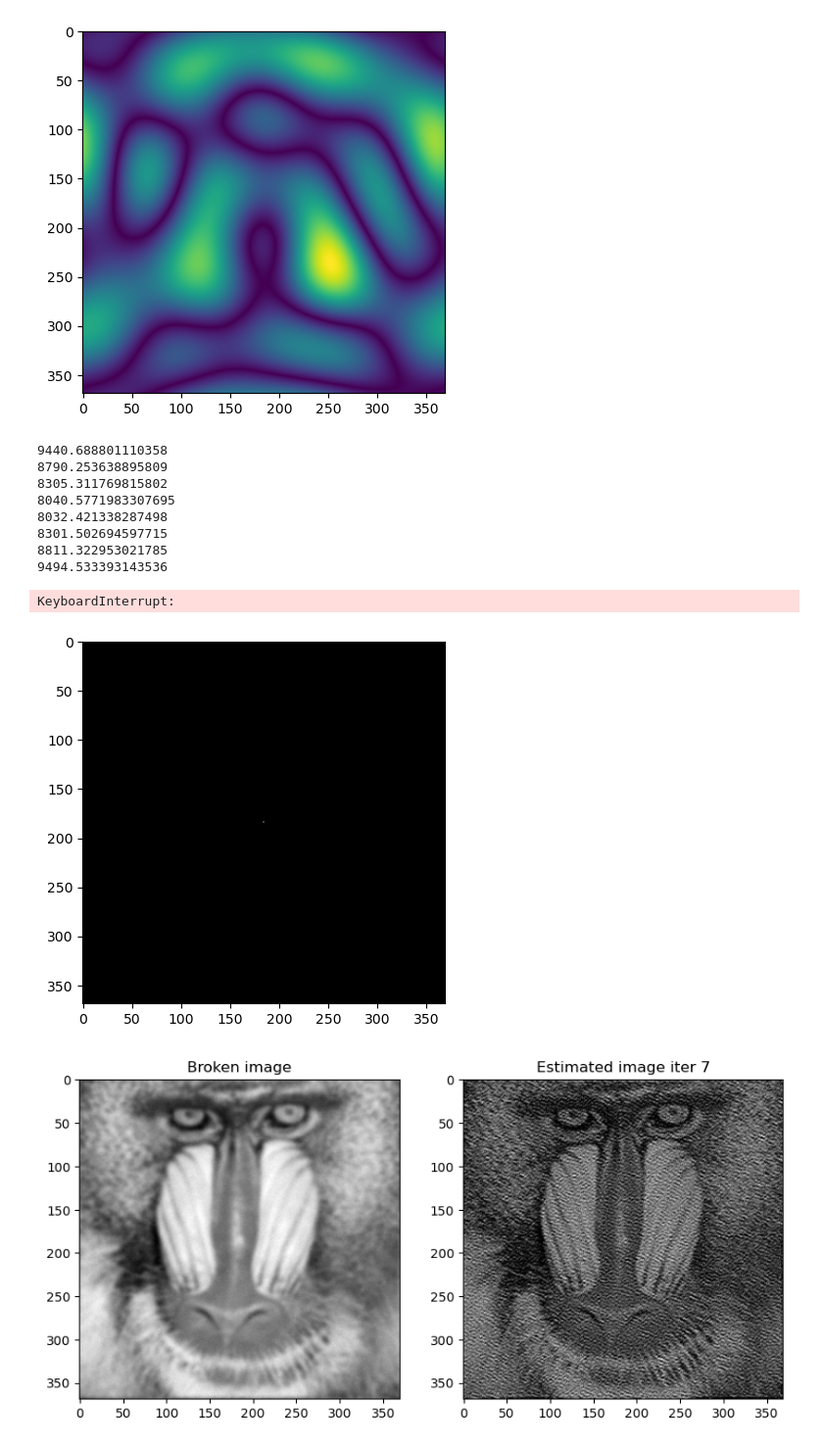
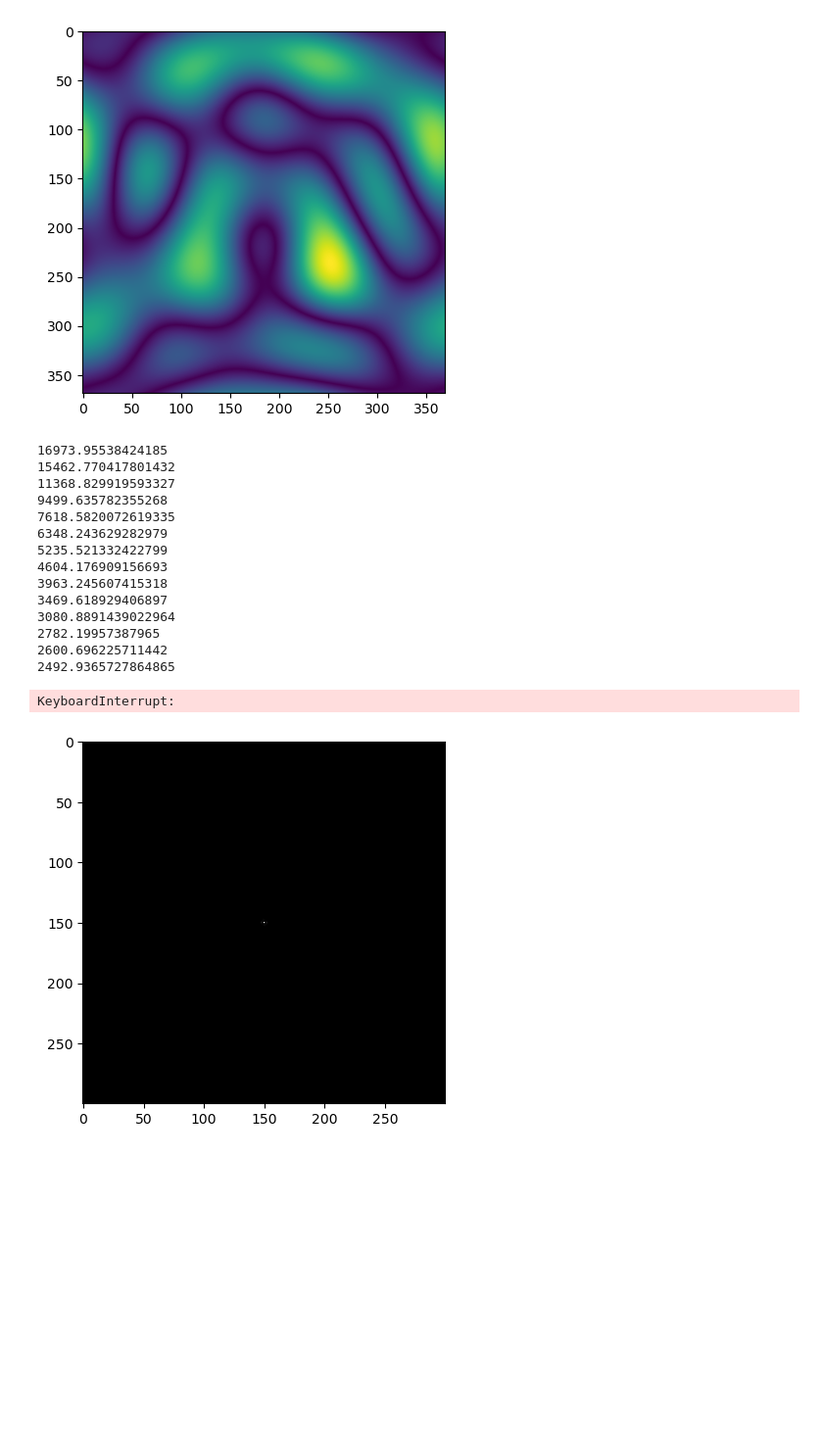
Before and after one commit to ADY-YDA/Blind-Image-Deconvolution, a Jupyter notebook: Expectation-Maximization.ipynb, the cells around one changed output. Shown: that part at 98% size. Saved outputs shown, nothing was run; the diff lists cells and outputs as text; code cells hidden in the pictures; blank space fills up the shorter version.

```diff
--- a/Expectation-Maximization.ipynb
+++ b/Expectation-Maximization.ipynb
@@ -353,8 +355,8 @@ def EM_loop(Ii, k):
         estimated_image = estimated_image/estimated_image.max()*Ii.max()
         plt.figure(figsize=(10,5))
         IP.subplot(1,2,1);imshow((Ii), aspect="equal", cmap="gray"); plt.title(f'Broken image')
-#         IP.subplot(1,2,2);imshow(skimage.exposure.equalize_hist(estimated_image/estimated_image.max()*Ii.max()), aspect="equal", cmap="gray"); plt.title(f'Estimated image iter {i}')
-        IP.subplot(1,2,2);imshow((estimated_image/estimated_image.max())*Ii.max(), aspect="equal", cmap="gray"); plt.title(f'Estimated image iter {i}')
+        IP.subplot(1,2,2);imshow(skimage.exposure.equalize_hist(estimated_image/estimated_image.max()*Ii.max()), aspect="equal", cmap="gray"); plt.title(f'Estimated image iter {i}')
+#         IP.subplot(1,2,2);imshow((estimated_image/estimated_image.max())*Ii.max(), aspect="equal", cmap="gray"); plt.title(f'Estimated image iter {i}')
 
         filename = f'./test10/baboon_{1+i}.png'
         plt.savefig(filename)
@@ -403,30 +405,35 @@ def EM_loop_penalty(Ii, k):
 # IP.subplot(1,2,1);imshow(I_blur, aspect="equal", cmap="gray"); plt.title('Broken image')
 # IP.subplot(1,2,2);imshow(ww, aspect="equal", cmap="gray"); plt.title('Post Wiener')
 # %%
-png_I_blur = imread("blurred_noisy_baboon.png")
+png_I_blur = imread("street.png")
 rgb_I_blur = png_I_blur[:,:,:3]
 I_blur = rgb2gray(rgb_I_blur)
 
 # I_blur = rgb2gray(imread("Pirouette.jpg"))
 
-# I_blur = imresize(I_blur,300,300)
+I_blur = imresize(I_blur,300,300)
 # estimate = EM_loop(I_truth, I_blur, 60)
 estimate = EM_loop(I_blur, 20)
 # print("final error", np.sum(np.abs(I_truth-estimate)**2))
 plt.figure(figsize=(10,5))
 # IP.subplot(1,4,1);imshow(I_truth, aspect="equal", cmap="gray"); plt.title('Original image')
 IP.subplot(1,3,1);imshow(I_blur, aspect="equal", cmap="gray"); plt.title('Broken image')
 IP.subplot(1,3,2);imshow(estimate, aspect="equal", cmap="gray"); plt.title('Deblur of Gaussian w/ noise')
 IP.subplot(1,3,3);imshow(np.abs(I_blur-estimate), aspect="equal", cmap="gray"); plt.title('Difference')
 # %% [output]
-9440.688801110358
-8790.253638895809
-8305.311769815802
-8040.5771983307695
-8032.421338287498
-8301.502694597715
-8811.322953021785
-9494.533393143536
+16973.95538424185
+15462.770417801432
+11368.829919593327
+9499.635782355268
+7618.5820072619335
+6348.243629282979
+5235.521332422799
+4604.176909156693
+3963.245607415318
+3469.618929406897
+3080.8891439022964
+2782.19957387965
+2600.696225711442
+2492.9365727864865
 KeyboardInterrupt:
-[figure, old version]
+[figure, new version]
-[figure, removed]
```
Also changed, not shown: parts of 2 cells of this notebook.
